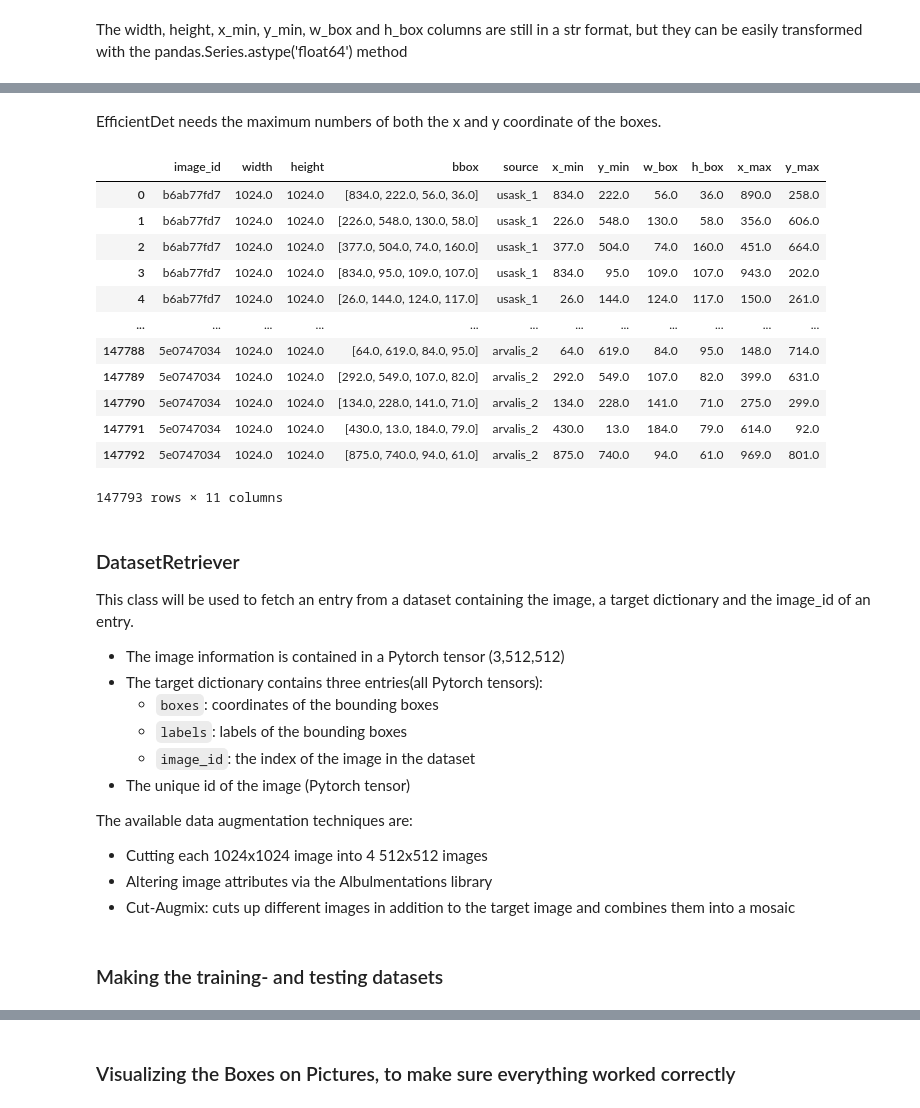
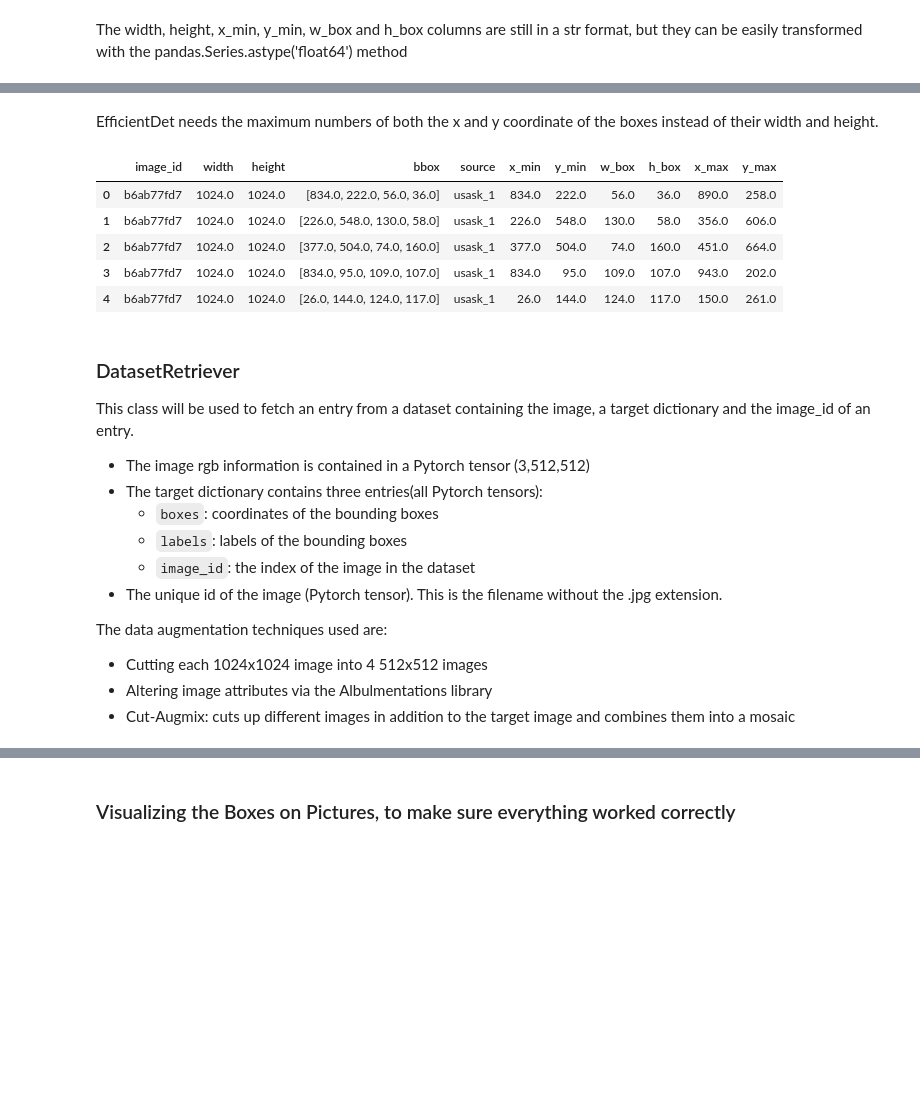
Before and after one commit to jillerhaus/Global_Wheat_EffDet_Training, a Jupyter notebook: train_efficientdet.ipynb, the cells around one changed output, grey strips where cells are left out. Drawn from its saved outputs; the diff is of its cells as text; code cells hidden in the pictures; blank space fills up the shorter version.

```diff
--- a/train_efficientdet.ipynb
+++ b/train_efficientdet.ipynb
@@ -225,22 +220,15 @@ labels
 # %% [markdown]
-EfficientDet needs the maximum numbers of both the x and y coordinate of the boxes.
+EfficientDet needs the maximum numbers of both the x and y coordinate of the boxes instead of their width and height.
 # %%
 labels['x_max'] = labels['x_min'] + labels['w_box']
 labels['y_max'] = labels['y_min'] + labels['h_box']
 # %%
-labels
+labels.head(5)
 # %% [output]
 |  | image_id | width | height | bbox | source | x_min | y_min | w_box | h_box | x_max | y_max |
 | 0 | b6ab77fd7 | 1024.0 | 1024.0 | [834.0, 222.0, 56.0, 36.0] | usask_1 | 834.0 | 222.0 | 56.0 | 36.0 | 890.0 | 258.0 |
 | 1 | b6ab77fd7 | 1024.0 | 1024.0 | [226.0, 548.0, 130.0, 58.0] | usask_1 | 226.0 | 548.0 | 130.0 | 58.0 | 356.0 | 606.0 |
 | 2 | b6ab77fd7 | 1024.0 | 1024.0 | [377.0, 504.0, 74.0, 160.0] | usask_1 | 377.0 | 504.0 | 74.0 | 160.0 | 451.0 | 664.0 |
 | 3 | b6ab77fd7 | 1024.0 | 1024.0 | [834.0, 95.0, 109.0, 107.0] | usask_1 | 834.0 | 95.0 | 109.0 | 107.0 | 943.0 | 202.0 |
 | 4 | b6ab77fd7 | 1024.0 | 1024.0 | [26.0, 144.0, 124.0, 117.0] | usask_1 | 26.0 | 144.0 | 124.0 | 117.0 | 150.0 | 261.0 |
-| ... | ... | ... | ... | ... | ... | ... | ... | ... | ... | ... | ... |
-| 147788 | 5e0747034 | 1024.0 | 1024.0 | [64.0, 619.0, 84.0, 95.0] | arvalis_2 | 64.0 | 619.0 | 84.0 | 95.0 | 148.0 | 714.0 |
-| 147789 | 5e0747034 | 1024.0 | 1024.0 | [292.0, 549.0, 107.0, 82.0] | arvalis_2 | 292.0 | 549.0 | 107.0 | 82.0 | 399.0 | 631.0 |
-| 147790 | 5e0747034 | 1024.0 | 1024.0 | [134.0, 228.0, 141.0, 71.0] | arvalis_2 | 134.0 | 228.0 | 141.0 | 71.0 | 275.0 | 299.0 |
-| 147791 | 5e0747034 | 1024.0 | 1024.0 | [430.0, 13.0, 184.0, 79.0] | arvalis_2 | 430.0 | 13.0 | 184.0 | 79.0 | 614.0 | 92.0 |
-| 147792 | 5e0747034 | 1024.0 | 1024.0 | [875.0, 740.0, 94.0, 61.0] | arvalis_2 | 875.0 | 740.0 | 94.0 | 61.0 | 969.0 | 801.0 |
-147793 rows × 11 columns
 # %%
@@ -252,14 +241,14 @@ nr_files = len(jpgfilenames)
 
 This class will be used to fetch an entry from a dataset containing the image, a target dictionary and the image_id of an entry.
 
-* The image information is contained in a Pytorch tensor (3,512,512)
+* The image rgb information is contained in a Pytorch tensor (3,512,512)
 * The target dictionary contains three entries(all Pytorch tensors):
     * `boxes`: coordinates of the bounding boxes
     * `labels`: labels of the bounding boxes
     * `image_id`: the index of the image in the dataset
-* The unique id of the image (Pytorch tensor)
+* The unique id of the image (Pytorch tensor). This is the filename without the .jpg extension.
 
-The available data augmentation techniques are:
+The data augmentation techniques used are:
 
 * Cutting each 1024x1024 image into 4 512x512 images
 * Altering image attributes via the Albulmentations library
@@ -505,2 +255,0 @@ class DatasetRetriever():
-# %% [markdown]
-### Making the training- and testing datasets
```
Also changed, not shown: parts of 24 cells of this notebook, 1 other file.
